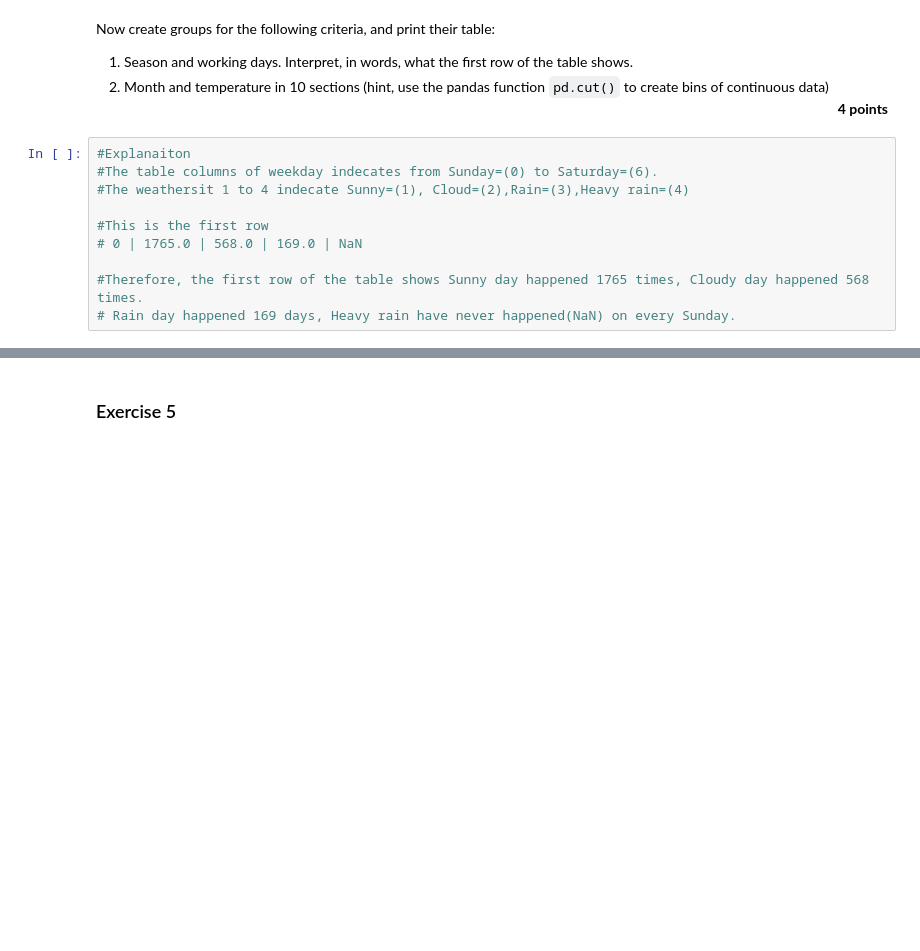
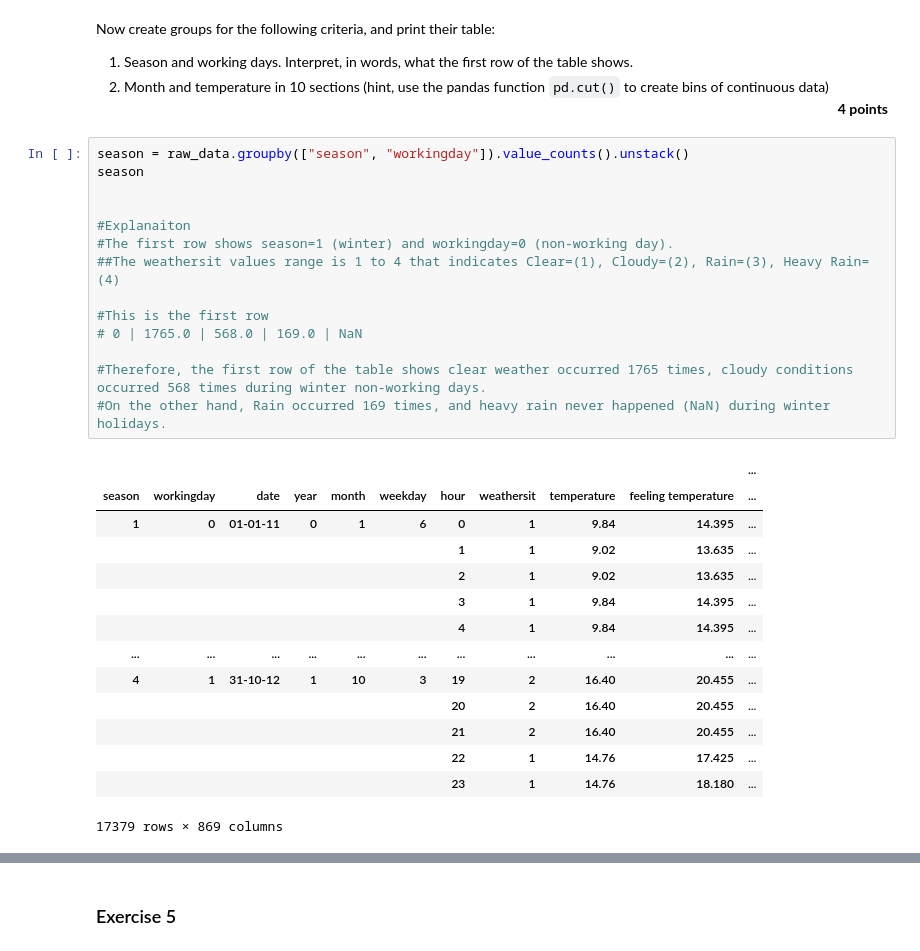
Before and after one commit to felixleopold/Frequentist-Statistics, a Jupyter notebook: FS_Assignment1/Assignment1.ipynb, the cells around one changed output, grey strips where cells are left out. Saved outputs shown, nothing was run; the diff lists cells and outputs as text; blank space fills up the shorter version.

```diff
--- a/FS_Assignment1/Assignment1.ipynb
+++ b/FS_Assignment1/Assignment1.ipynb
@@ -177,15 +406,34 @@ Now create groups for the following criteria, and print their table:
 1. Season and working days. Interpret, in words, what the first row of the table shows.
 2. Month and temperature in 10 sections (hint, use the pandas function `pd.cut()` to create bins of continuous data)<div style='text-align: right;'>**4 points**</div>
 # %%
+season = raw_data.groupby(["season", "workingday"]).value_counts().unstack()
+season
+
+
 #Explanaiton
-#The table columns of weekday indecates from Sunday=(0) to Saturday=(6).
-#The weathersit 1 to 4 indecate Sunny=(1), Cloud=(2),Rain=(3),Heavy rain=(4)
+#The first row shows season=1 (winter) and workingday=0 (non-working day).
+##The weathersit values range is 1 to 4 that indicates Clear=(1), Cloudy=(2), Rain=(3), Heavy Rain=(4)
 
 #This is the first row
 # 0 | 1765.0 | 568.0 | 169.0 | NaN
 
-#Therefore, the first row of the table shows Sunny day happened 1765 times, Cloudy day happened 568 times.
-# Rain day happened 169 days, Heavy rain have never happened(NaN) on every Sunday.
+#Therefore, the first row of the table shows clear weather occurred 1765 times, cloudy conditions occurred 568 times during winter non-working days.
+#On the other hand, Rain occurred 169 times, and heavy rain never happened (NaN) during winter holidays.
+# %% [output]
+|  |  |  |  |  |  |  |  |  |  | ... |
+| season | workingday | date | year | month | weekday | hour | weathersit | temperature | feeling temperature | ... |
+| 1 | 0 | 01-01-11 | 0 | 1 | 6 | 0 | 1 | 9.84 | 14.395 | ... |
+|  |  |  |  |  |  | 1 | 1 | 9.02 | 13.635 | ... |
+|  |  |  |  |  |  | 2 | 1 | 9.02 | 13.635 | ... |
+|  |  |  |  |  |  | 3 | 1 | 9.84 | 14.395 | ... |
+|  |  |  |  |  |  | 4 | 1 | 9.84 | 14.395 | ... |
+| ... | ... | ... | ... | ... | ... | ... | ... | ... | ... | ... |
+| 4 | 1 | 31-10-12 | 1 | 10 | 3 | 19 | 2 | 16.40 | 20.455 | ... |
+|  |  |  |  |  |  | 20 | 2 | 16.40 | 20.455 | ... |
+|  |  |  |  |  |  | 21 | 2 | 16.40 | 20.455 | ... |
+|  |  |  |  |  |  | 22 | 1 | 14.76 | 17.425 | ... |
+|  |  |  |  |  |  | 23 | 1 | 14.76 | 18.180 | ... |
+17379 rows × 869 columns
 # %%
 # Temperature
 # pd.cut(raw_data["temperature"],bins=10)
```
Also changed, not shown: parts of 33 cells of this notebook.
